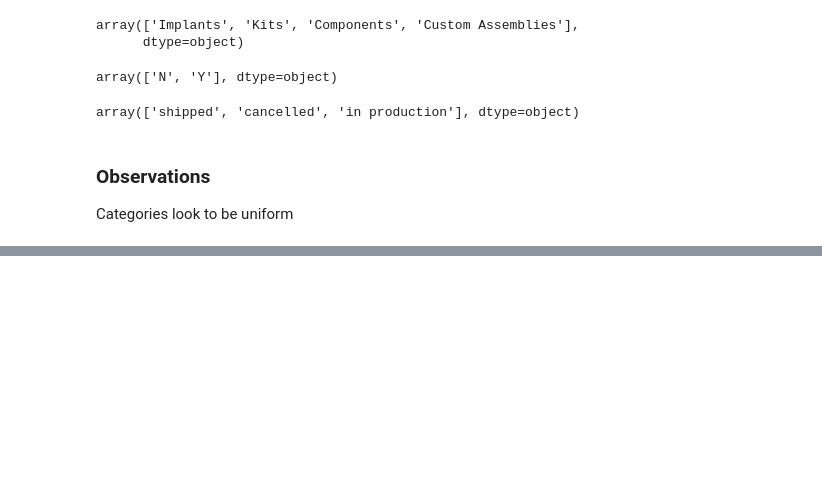
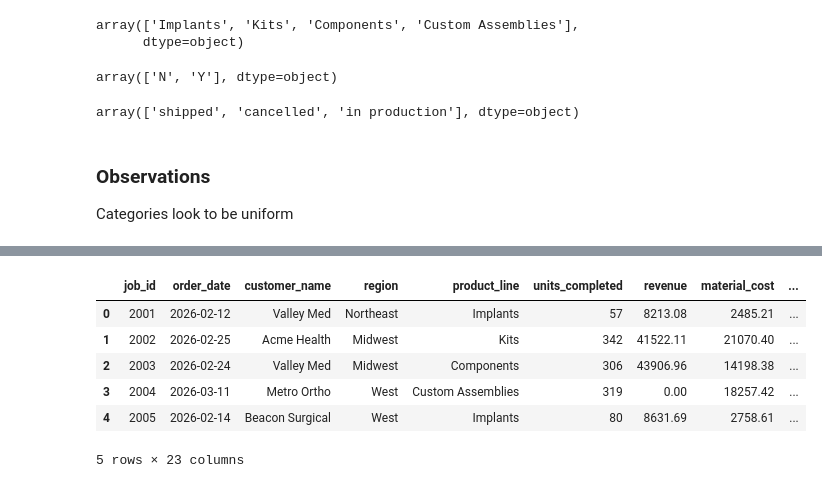
Before and after one commit to sammoore95/csv-profit-pipeline, a Jupyter notebook: src/exploration_practice_2.ipynb, the cells around one changed output, grey strips where cells are left out. Saved outputs shown, nothing was run; the diff lists cells and outputs as text; code cells hidden in the pictures; blank space fills up the shorter version.

```diff
--- a/src/exploration_practice_2.ipynb
+++ b/src/exploration_practice_2.ipynb
@@ -258,0 +346,15 @@ Categories look to be uniform
+# %%
+# create late_days
+job_data.loc[job_data["on_time_flag"].isna(), "late_days"] = pd.NA
+job_data.loc[job_data["on_time_flag"] == "Y", "late_days"] = 0
+job_data.loc[job_data["on_time_flag"] == "N", "late_days"] = (job_data["actual_ship_date"] - job_data["quoted_ship_date"]).dt.days
+
+job_data.head(5)
+# %% [output]
+|  | job_id | order_date | customer_name | region | product_line | units_completed | revenue | material_cost | ... |
+| 0 | 2001 | 2026-02-12 | Valley Med | Northeast | Implants | 57 | 8213.08 | 2485.21 | ... |
+| 1 | 2002 | 2026-02-25 | Acme Health | Midwest | Kits | 342 | 41522.11 | 21070.40 | ... |
+| 2 | 2003 | 2026-02-24 | Valley Med | Midwest | Components | 306 | 43906.96 | 14198.38 | ... |
+| 3 | 2004 | 2026-03-11 | Metro Ortho | West | Custom Assemblies | 319 | 0.00 | 18257.42 | ... |
+| 4 | 2005 | 2026-02-14 | Beacon Surgical | West | Implants | 80 | 8631.69 | 2758.61 | ... |
+5 rows × 23 columns
```
Also changed, not shown: parts of 9 cells of this notebook.
